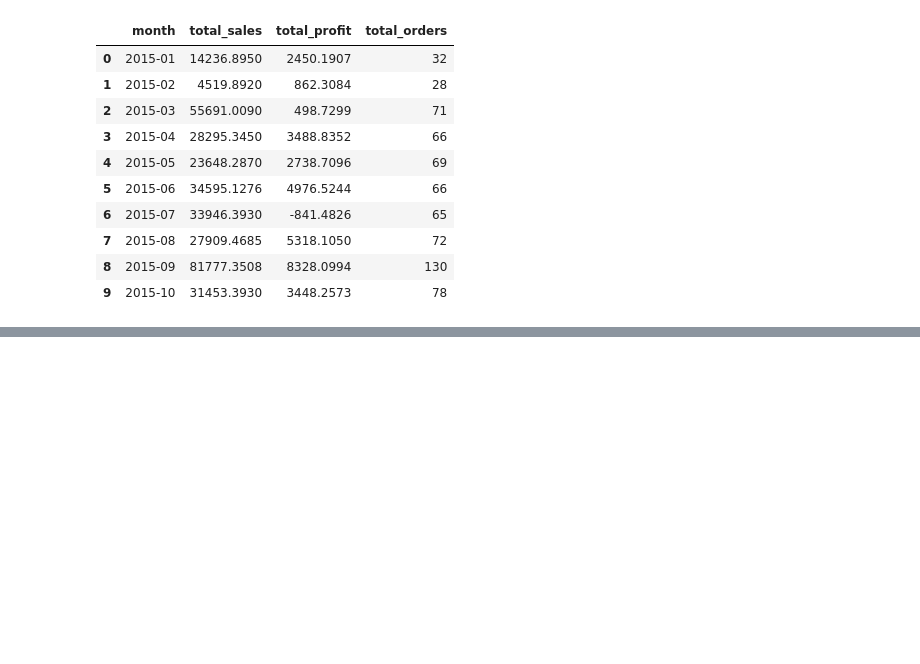
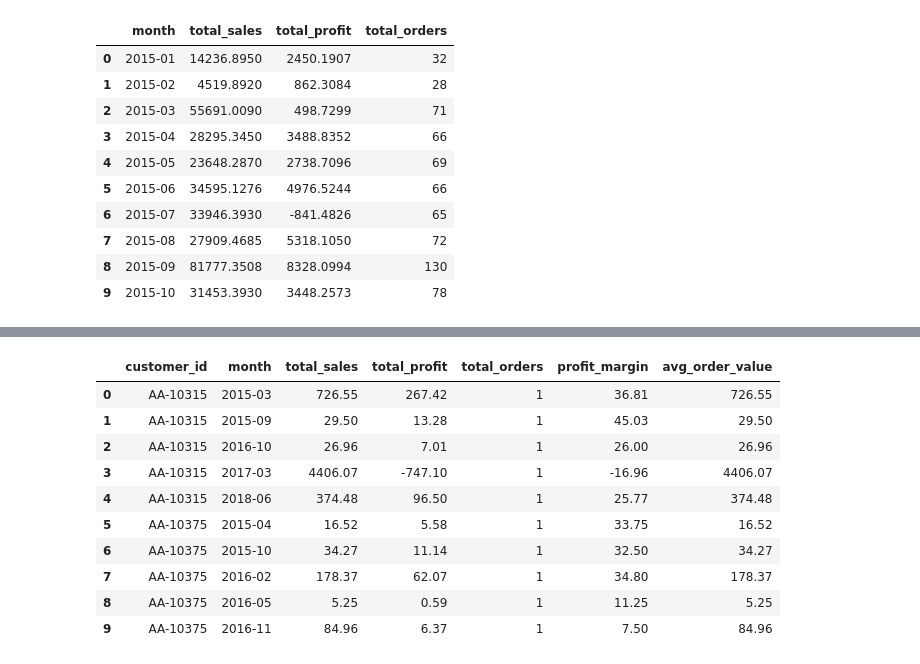
Before and after one commit to ofega91/superstore-data-analysis, a Jupyter notebook: notebooks/03_superstore_statistics.ipynb, the cells around one changed output, grey strips where cells are left out. Cells and saved outputs as stored; diff of their text form; code cells hidden in the pictures; blank space fills up the shorter version.

```diff
--- a/notebooks/03_superstore_statistics.ipynb
+++ b/notebooks/03_superstore_statistics.ipynb
@@ -117,0 +167,16 @@ monthly_summary.head(10)
+# %%
+customer_monthly['total_sales'] = customer_monthly['total_sales'].round(2)
+customer_monthly['total_profit'] = customer_monthly['total_profit'].round(2)
+customer_monthly.head(10)
+# %% [output]
+|  | customer_id | month | total_sales | total_profit | total_orders | profit_margin | avg_order_value |
+| 0 | AA-10315 | 2015-03 | 726.55 | 267.42 | 1 | 36.81 | 726.55 |
+| 1 | AA-10315 | 2015-09 | 29.50 | 13.28 | 1 | 45.03 | 29.50 |
+| 2 | AA-10315 | 2016-10 | 26.96 | 7.01 | 1 | 26.00 | 26.96 |
+| 3 | AA-10315 | 2017-03 | 4406.07 | -747.10 | 1 | -16.96 | 4406.07 |
+| 4 | AA-10315 | 2018-06 | 374.48 | 96.50 | 1 | 25.77 | 374.48 |
+| 5 | AA-10375 | 2015-04 | 16.52 | 5.58 | 1 | 33.75 | 16.52 |
+| 6 | AA-10375 | 2015-10 | 34.27 | 11.14 | 1 | 32.50 | 34.27 |
+| 7 | AA-10375 | 2016-02 | 178.37 | 62.07 | 1 | 34.80 | 178.37 |
+| 8 | AA-10375 | 2016-05 | 5.25 | 0.59 | 1 | 11.25 | 5.25 |
+| 9 | AA-10375 | 2016-11 | 84.96 | 6.37 | 1 | 7.50 | 84.96 |
```
Also changed, not shown: parts of 17 cells of this notebook.
